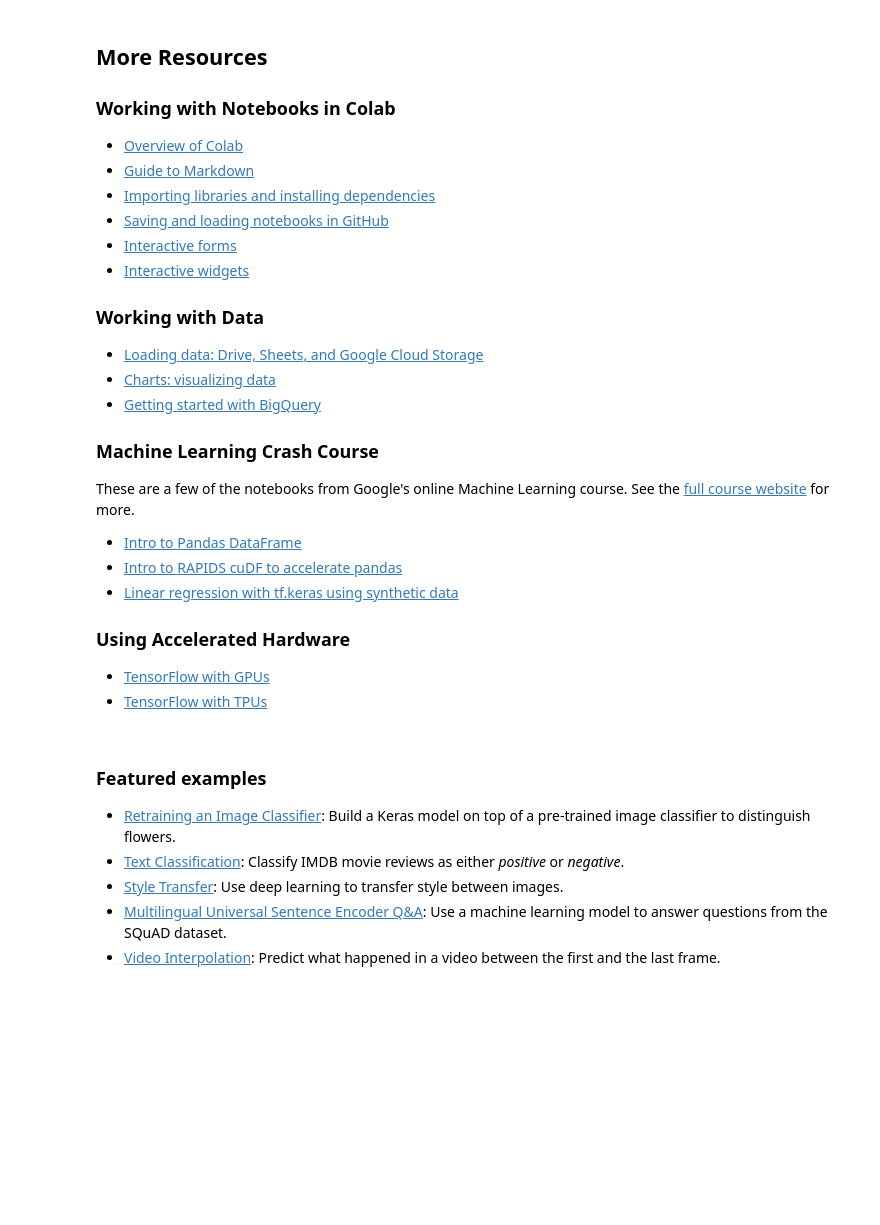
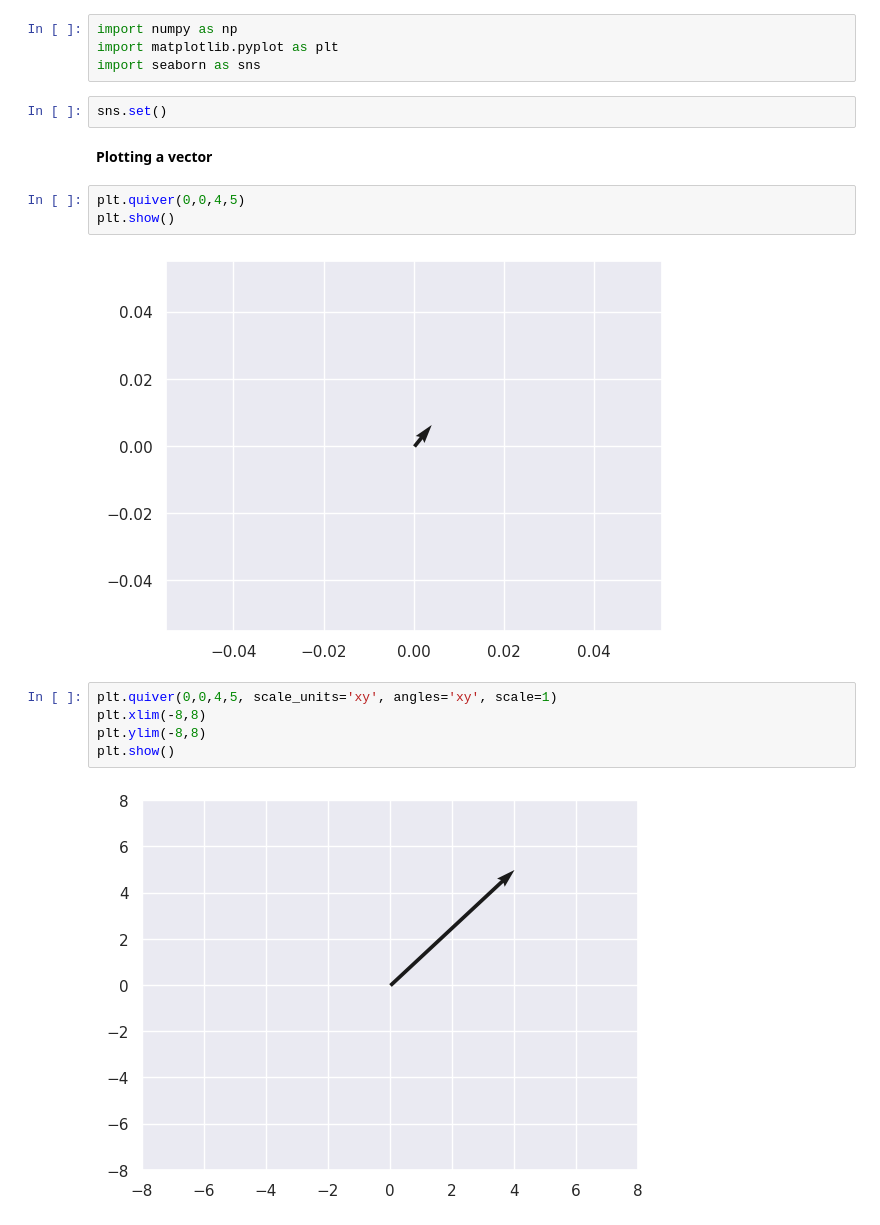
Before and after one commit to DevSecOps-Stack/ML-Prerequisites, a Jupyter notebook: ml_beginner_ml_2.ipynb, the cells around one changed output. Cells and saved outputs as stored; diff of their text form; blank space fills up the shorter version.

```diff
--- a/ml_beginner_ml_2.ipynb
+++ b/ml_beginner_ml_2.ipynb
@@ -128,59 +3,20 @@ To see sample Colab notebooks that demonstrate machine learning applications, se
-# %% [markdown]
-<div class="markdown-google-sans">
-
-## More Resources
-
-### Working with Notebooks in Colab
-
-</div>
-
-- [Overview of Colab](/notebooks/basic_features_overview.ipynb)
-- [Guide to Markdown](/notebooks/markdown_guide.ipynb)
-- [Importing libraries and installing dependencies](/notebooks/snippets/importing_libraries.ipynb)
-- [Saving and loading notebooks in GitHub](https://colab.research.google.com/github/googlecolab/colabtools/blob/main/notebooks/colab-github-demo.ipynb)
-- [Interactive forms](/notebooks/forms.ipynb)
-- [Interactive widgets](/notebooks/widgets.ipynb)
-
-<div class="markdown-google-sans">
-
-<a name="working-with-data"></a>
-### Working with Data
-</div>
-
-- [Loading data: Drive, Sheets, and Google Cloud Storage](/notebooks/io.ipynb)
-- [Charts: visualizing data](/notebooks/charts.ipynb)
-- [Getting started with BigQuery](/notebooks/bigquery.ipynb)
-
-<div class="markdown-google-sans">
-
-### Machine Learning Crash Course
-
-<div>
-
-These are a few of the notebooks from Google's online Machine Learning course. See the [full course website](https://developers.google.com/machine-learning/crash-course/) for more.
-- [Intro to Pandas DataFrame](https://colab.research.google.com/github/google/eng-edu/blob/main/ml/cc/exercises/pandas_dataframe_ultraquick_tutorial.ipynb)
-- [Intro to RAPIDS cuDF to accelerate pandas](https://nvda.ws/rapids-cudf)
-- [Linear regression with tf.keras using synthetic data](https://colab.research.google.com/github/google/eng-edu/blob/main/ml/cc/exercises/linear_regression_with_synthetic_data.ipynb)
-
-<div class="markdown-google-sans">
-
-<a name="using-accelerated-hardware"></a>
-### Using Accelerated Hardware
-</div>
-
-- [TensorFlow with GPUs](/notebooks/gpu.ipynb)
-- [TensorFlow with TPUs](/notebooks/tpu.ipynb)
-# %% [markdown]
-<div class="markdown-google-sans">
-
-<a name="machine-learning-examples"></a>
-
-### Featured examples
-
-</div>
-
-- [Retraining an Image Classifier](https://tensorflow.org/hub/tutorials/tf2_image_retraining): Build a Keras model on top of a pre-trained image classifier to distinguish flowers.
-- [Text Classification](https://tensorflow.org/hub/tutorials/tf2_text_classification): Classify IMDB movie reviews as either *positive* or *negative*.
-- [Style Transfer](https://tensorflow.org/hub/tutorials/tf2_arbitrary_image_stylization): Use deep learning to transfer style between images.
-- [Multilingual Universal Sentence Encoder Q&A](https://tensorflow.org/hub/tutorials/retrieval_with_tf_hub_universal_encoder_qa): Use a machine learning model to answer questions from the SQuAD dataset.
-- [Video Interpolation](https://tensorflow.org/hub/tutorials/tweening_conv3d): Predict what happened in a video between the first and the last frame.
+# %%
+import numpy as np
+import matplotlib.pyplot as plt
+import seaborn as sns
+# %%
+sns.set()
+# %% [markdown]
+**Plotting a vector**
+# %%
+plt.quiver(0,0,4,5)
+plt.show()
+# %% [output]
+[figure, added]
+# %%
+plt.quiver(0,0,4,5, scale_units='xy', angles='xy', scale=1)
+plt.xlim(-8,8)
+plt.ylim(-8,8)
+plt.show()
+# %% [output]
+[figure, added]
```
Also changed, not shown: parts of 27 cells of this notebook.
